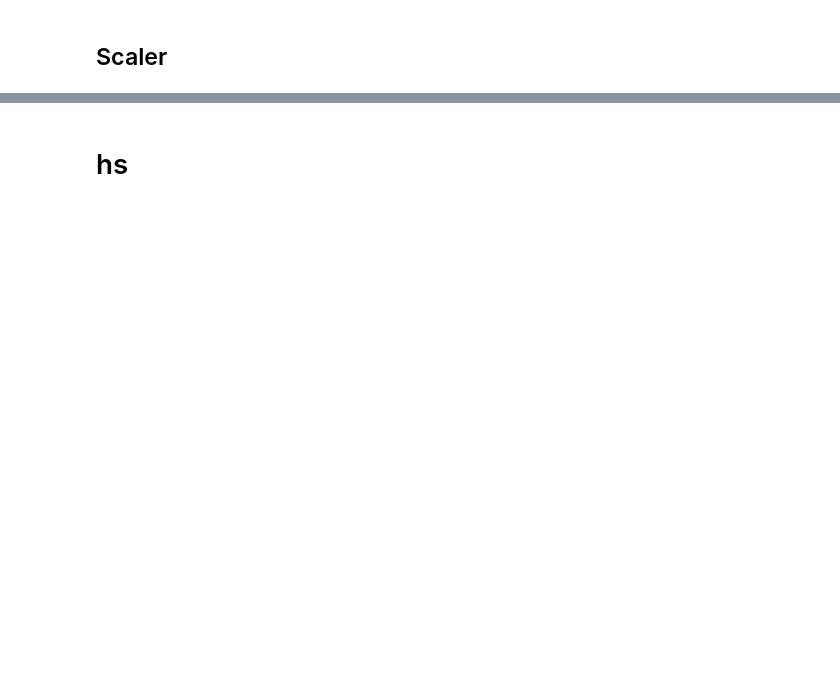
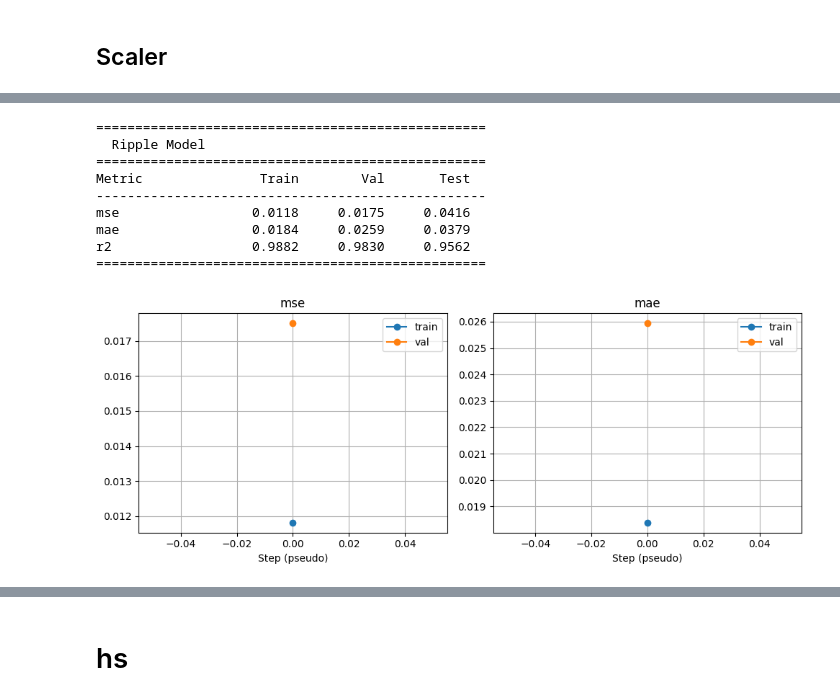
Before and after one commit to ziguin0925/plecs_python_auto, a Jupyter notebook: AImodel/sepicConverter.ipynb, the cells around one changed output, grey strips where cells are left out. Cells and saved outputs as stored; diff of their text form; code cells hidden in the pictures; blank space fills up the shorter version.

```diff
--- a/AImodel/sepicConverter.ipynb
+++ b/AImodel/sepicConverter.ipynb
@@ -178,0 +146,20 @@ Test MAE: 0.08426543325185776
+# %%
+
+history_ripple = mc.train_and_evaluate_sklearn(
+    model_ripple,
+    X_train, y_ripple_train,
+    X_val,   y_ripple_val,
+    X_test,  y_ripple_test,
+    model_name='Ripple Model',
+)
+# %% [output]
+==================================================
+  Ripple Model
+==================================================
+Metric               Train        Val       Test
+--------------------------------------------------
+mse                 0.0118     0.0175     0.0416
+mae                 0.0184     0.0259     0.0379
+r2                  0.9882     0.9830     0.9562
+==================================================
+[figure, added]
```
Also changed, not shown: parts of 28 cells of this notebook, 25 other files.
